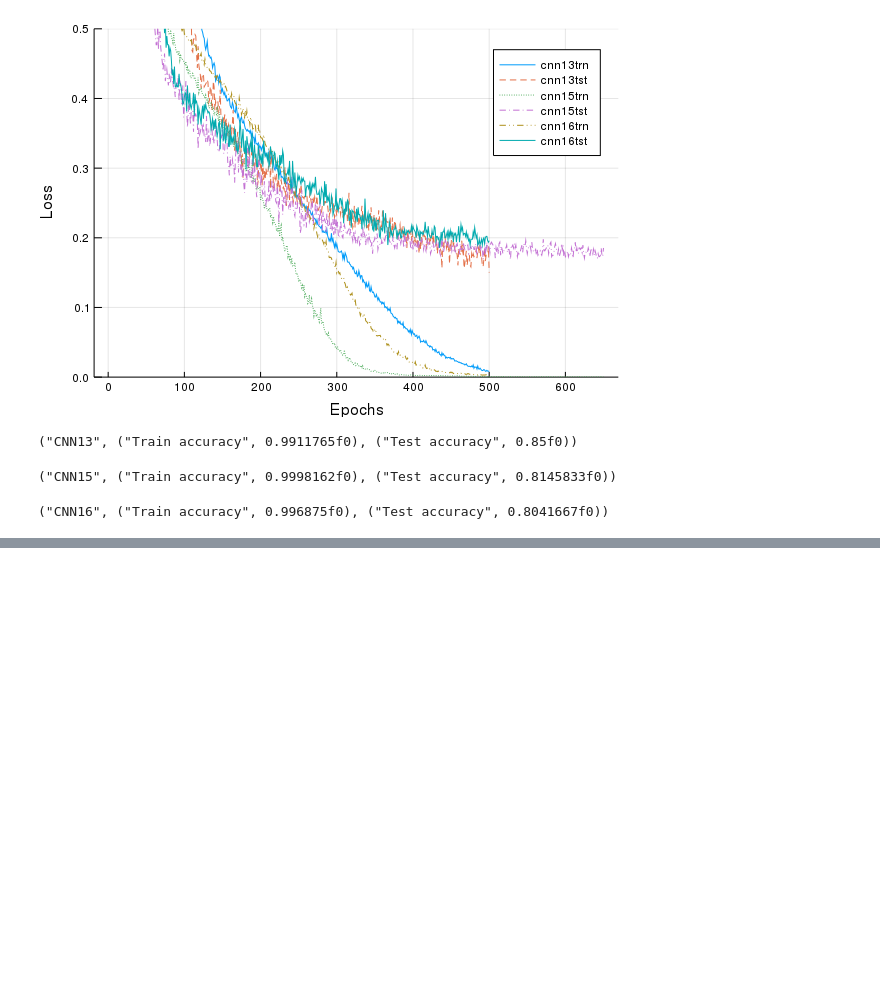
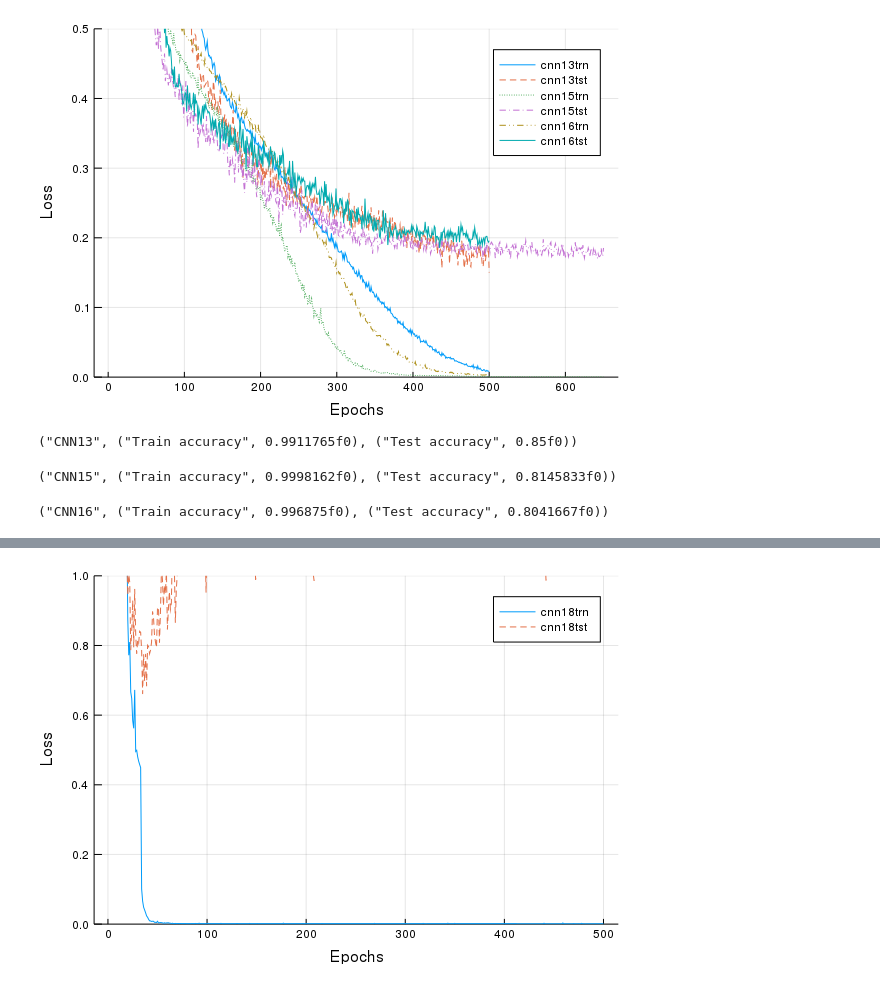
Before and after one commit to alabrashJr/DCNN-Julia, a Jupyter notebook: DCNN-lastModel .ipynb, the cells around one changed output, grey strips where cells are left out. Drawn from its saved outputs; the diff is of its cells as text; code cells hidden in the pictures; blank space fills up the shorter version.

```diff
--- a/DCNN-lastModel .ipynb
+++ b/DCNN-lastModel .ipynb
@@ -95,0 +125,7 @@ plot([cnn13[3,:],cnn13[4,:],cnn15[3,:],cnn15[4,:],cnn16[3,:],cnn16[4,:]],ylim=(0
+# %%
+cnn18=Knet.load("models/dcnn9.jld2","results");
+#dcnn6 λ1=4f-7 lr=0.95 ep=500 dropout=,0.5
+plot([cnn18[1,:],cnn18[2,:]],ylim=(0.0,1.0),
+     labels=[:cnn18trn :cnn18tst],xlabel="Epochs",ylabel="Loss")
+# %% [output]
+[figure, added]
```
Also changed, not shown: parts of 9 cells of this notebook.
